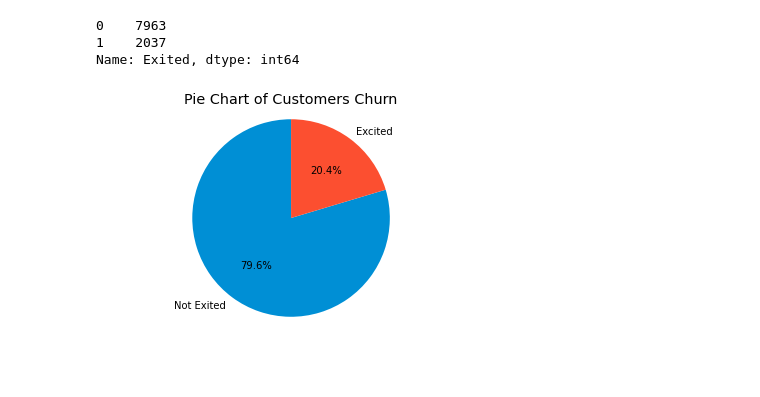
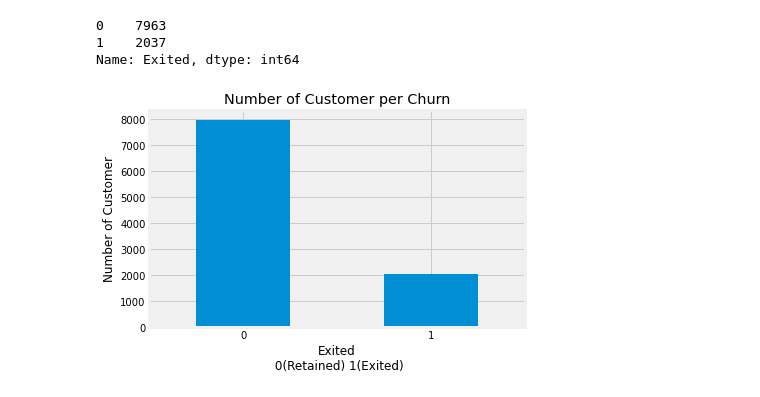
Before and after one commit to raaayden/GA_Project_Code_Challenge_3, a Jupyter notebook: project_final.ipynb, the cells around one changed output. Cells and saved outputs as stored; diff of their text form; code cells hidden in the pictures; blank space fills up the shorter version.

```diff
--- a/project_final.ipynb
+++ b/project_final.ipynb
@@ -177,13 +187,13 @@ banking.Exited.value_counts()
 0    7963
 1    2037
 Name: Exited, dtype: int64
-# %%
-count_Exited = banking.Exited.value_counts()
-
-my_labels = 'Not Exited','Excited'
-plt.pie(count_Exited,labels=my_labels,autopct='%1.1f%%', startangle=90)
-plt.title('Pie Chart of Customers Churn')
-plt.axis('equal')
-plt.show()
-# %% [output]
-[figure, removed]
+# %%
+count_Exited = banking.Exited.value_counts()
+
+count_Exited.plot(kind='bar');
+plt.xlabel('Exited\n 0(Retained) 1(Exited)');
+plt.ylabel('Number of Customer');
+plt.title('Number of Customer per Churn');
+plt.xticks(rotation=0);
+# %% [output]
+[figure, added]
```
Also changed, not shown: parts of 7 cells of this notebook.
